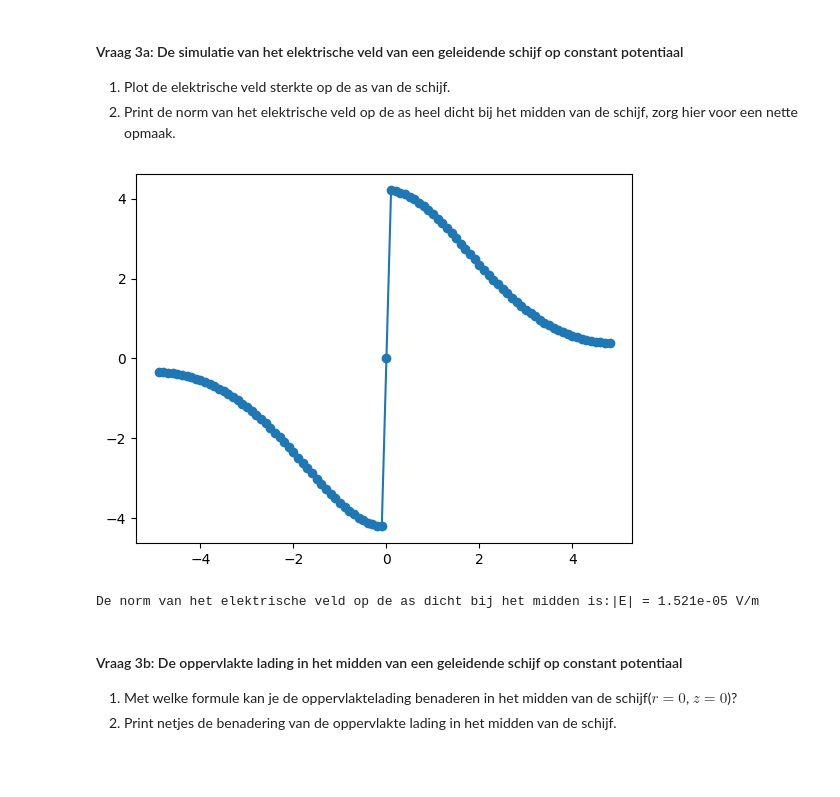
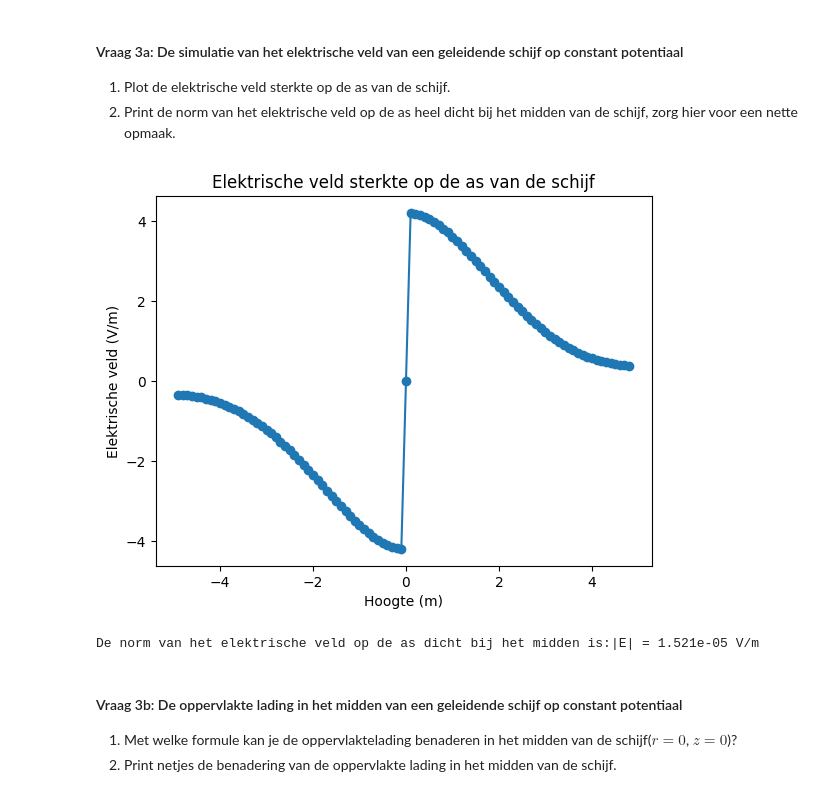
Before and after one commit to JSlootsTUD/opdrachten-DEF-D-Justin, a Jupyter notebook: DigitaleOntwerpopdrachten/1CondensatorOpdracht/CondensatorOntwerpopdracht.ipynb, the cells around one changed output. Saved outputs shown, nothing was run; the diff lists cells and outputs as text; code cells hidden in the pictures; blank space fills up the shorter version.

```diff
--- a/DigitaleOntwerpopdrachten/1CondensatorOpdracht/CondensatorOntwerpopdracht.ipynb
+++ b/DigitaleOntwerpopdrachten/1CondensatorOpdracht/CondensatorOntwerpopdracht.ipynb
@@ -383,16 +383,19 @@ plot_results_disk(Ez, Er, normE, V, r, z, grid_step, disk_radius, z_pos_disk1, z
 # %%
 E_z = normE[:,0]*(z_for_E/np.abs(z_for_E))
 
 plt.figure()
 plt.plot(z_for_E,E_z, "o-")
+plt.title("Elektrische veld sterkte op de as van de schijf")
+plt.xlabel("Hoogte (m)")
+plt.ylabel("Elektrische veld (V/m)")
 plt.show()
 idx_z0_E = np.argmin(np.abs(z_for_E))
 
 E_midden = np.abs(E_z[idx_z0_E])
 
 print(f"De norm van het elektrische veld op de as dicht bij het midden is:|E| = {E_midden:.3e} V/m")
 # %% [output]
-[figure, old version]
+[figure, new version]
 De norm van het elektrische veld op de as dicht bij het midden is:|E| = 1.521e-05 V/m
 # %% [markdown]
 #### Vraag 3b: De oppervlakte lading in het midden van een geleidende schijf op constant potentiaal
```
Also changed, not shown: parts of 2 cells of this notebook.
